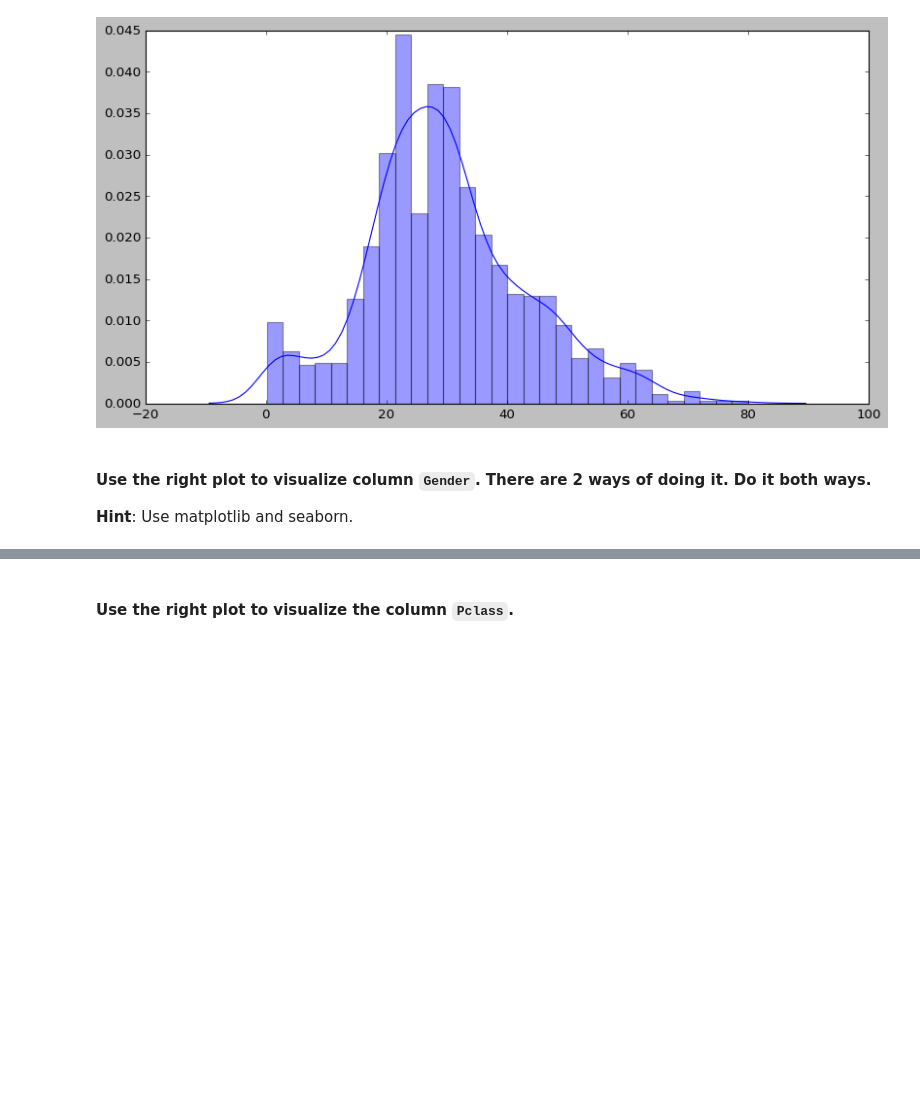
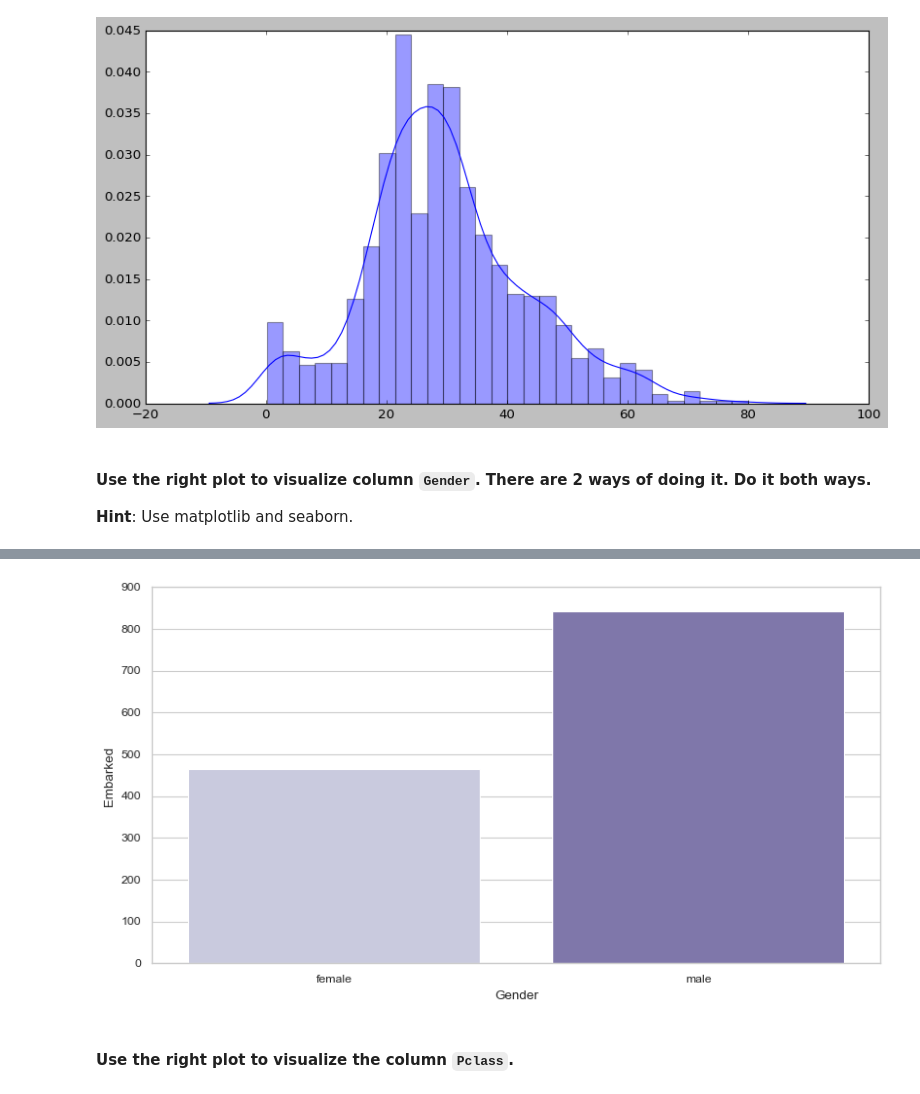
Before and after one commit to rebeccaestiarte/lab-matplotlib-seaborn, a Jupyter notebook: your-code/main.ipynb, the cells around one changed output, grey strips where cells are left out. Cells and saved outputs as stored; diff of their text form; code cells hidden in the pictures; blank space fills up the shorter version.

```diff
--- a/your-code/main.ipynb
+++ b/your-code/main.ipynb
@@ -546,3 +540,9 @@ plt.clf()
+# %%
+# Method 2 - seaborn
+sns.set(style="whitegrid")
+ax = sns.barplot(x, y , data = embarked_by_gender, palette = "Purples")
+# %% [output]
+[figure, added]
 # %% [markdown]
 #### Use the right plot to visualize the column `Pclass`.
 # %%
```
Also changed, not shown: parts of 18 cells of this notebook, 3 other files.
